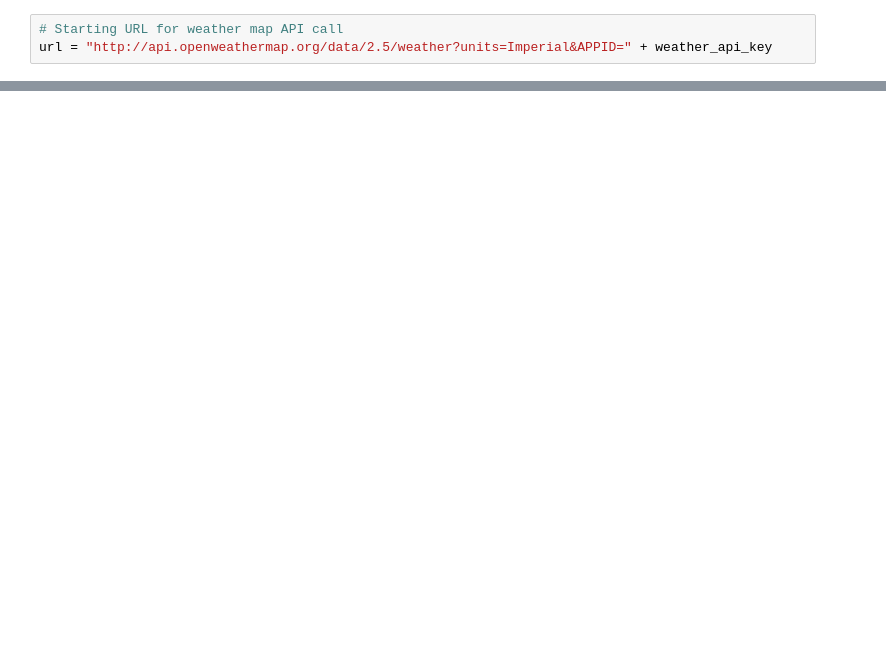
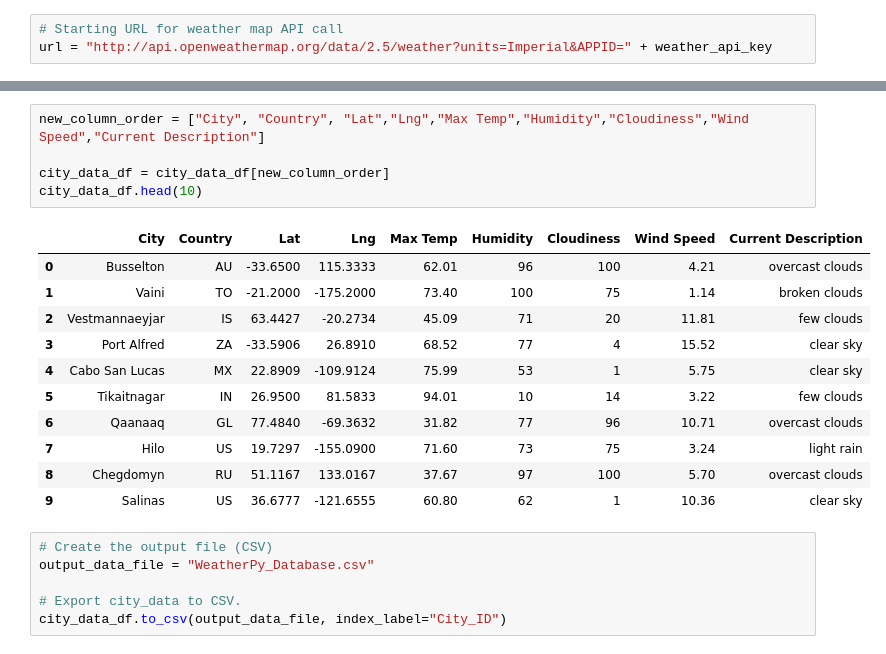
Before and after one commit to VAlphonso/World_Weather_Analysis, a Jupyter notebook: Weather_Database/Weather_Database.ipynb, the cells around one changed output, grey strips where cells are left out. Drawn from its saved outputs; the diff is of its cells as text; blank space fills up the shorter version.

```diff
--- a/Weather_Database/Weather_Database.ipynb
+++ b/Weather_Database/Weather_Database.ipynb
@@ -123,0 +137,23 @@ city_data_df.head()
+# %%
+new_column_order = ["City", "Country", "Lat","Lng","Max Temp","Humidity","Cloudiness","Wind Speed","Current Description"]
+
+city_data_df = city_data_df[new_column_order]
+city_data_df.head(10)
+# %% [output]
+|  | City | Country | Lat | Lng | Max Temp | Humidity | Cloudiness | Wind Speed | Current Description |
+| 0 | Busselton | AU | -33.6500 | 115.3333 | 62.01 | 96 | 100 | 4.21 | overcast clouds |
+| 1 | Vaini | TO | -21.2000 | -175.2000 | 73.40 | 100 | 75 | 1.14 | broken clouds |
+| 2 | Vestmannaeyjar | IS | 63.4427 | -20.2734 | 45.09 | 71 | 20 | 11.81 | few clouds |
+| 3 | Port Alfred | ZA | -33.5906 | 26.8910 | 68.52 | 77 | 4 | 15.52 | clear sky |
+| 4 | Cabo San Lucas | MX | 22.8909 | -109.9124 | 75.99 | 53 | 1 | 5.75 | clear sky |
+| 5 | Tikaitnagar | IN | 26.9500 | 81.5833 | 94.01 | 10 | 14 | 3.22 | few clouds |
+| 6 | Qaanaaq | GL | 77.4840 | -69.3632 | 31.82 | 77 | 96 | 10.71 | overcast clouds |
+| 7 | Hilo | US | 19.7297 | -155.0900 | 71.60 | 73 | 75 | 3.24 | light rain |
+| 8 | Chegdomyn | RU | 51.1167 | 133.0167 | 37.67 | 97 | 100 | 5.70 | overcast clouds |
+| 9 | Salinas | US | 36.6777 | -121.6555 | 60.80 | 62 | 1 | 10.36 | clear sky |
+# %%
+# Create the output file (CSV)
+output_data_file = "WeatherPy_Database.csv"
+
+# Export city_data to CSV.
+city_data_df.to_csv(output_data_file, index_label="City_ID")
```
Also changed, not shown: parts of 3 cells of this notebook, 2 other files.
